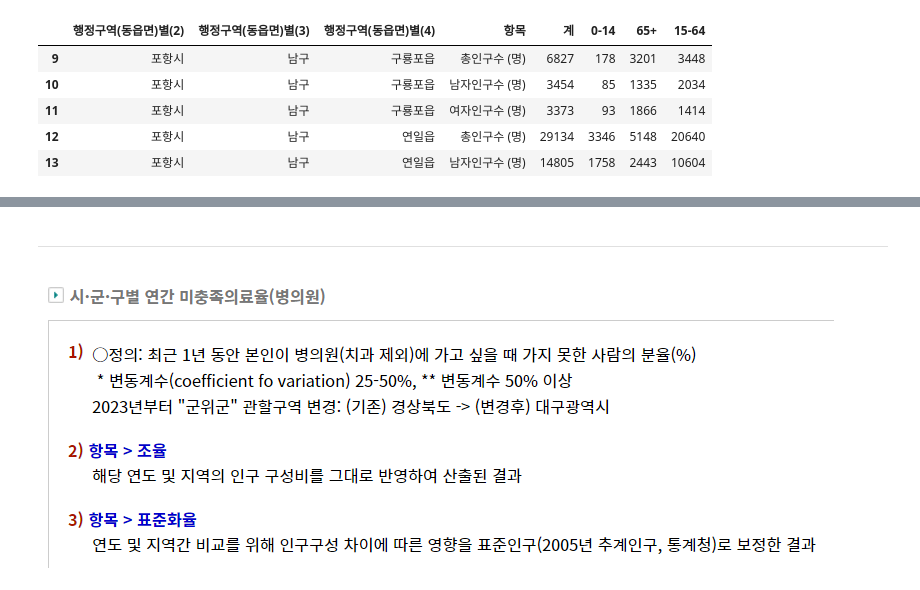
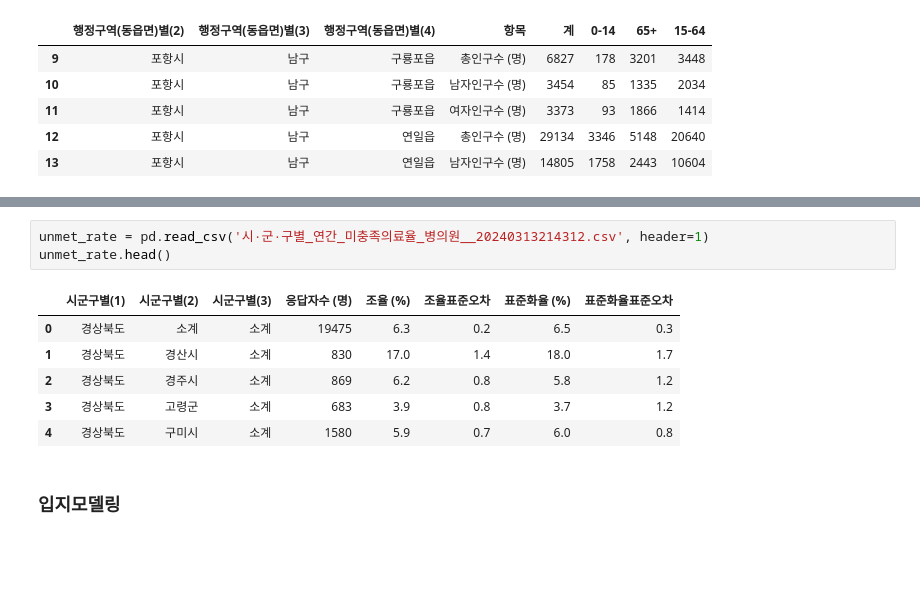
Before and after one commit to crpAsian/works, a Jupyter notebook: gb_cals.ipynb, the cells around one changed output, grey strips where cells are left out. Drawn from its saved outputs; the diff is of its cells as text; blank space fills up the shorter version.

```diff
--- a/gb_cals.ipynb
+++ b/gb_cals.ipynb
@@ -55,4 +144,12 @@ gb_3pop.head()
+# %%
+unmet_rate = pd.read_csv('시·군·구별_연간_미충족의료율_병의원__20240313214312.csv', header=1)
+unmet_rate.head()
+# %% [output]
+|  | 시군구별(1) | 시군구별(2) | 시군구별(3) | 응답자수 (명) | 조율 (%) | 조율표준오차 | 표준화율 (%) | 표준화율표준오차 |
+| 0 | 경상북도 | 소계 | 소계 | 19475 | 6.3 | 0.2 | 6.5 | 0.3 |
+| 1 | 경상북도 | 경산시 | 소계 | 830 | 17.0 | 1.4 | 18.0 | 1.7 |
+| 2 | 경상북도 | 경주시 | 소계 | 869 | 6.2 | 0.8 | 5.8 | 1.2 |
+| 3 | 경상북도 | 고령군 | 소계 | 683 | 3.9 | 0.8 | 3.7 | 1.2 |
+| 4 | 경상북도 | 구미시 | 소계 | 1580 | 5.9 | 0.7 | 6.0 | 0.8 |
 # %% [markdown]
----
+### **입지모델링**
-# %% [markdown]
-![image.png](attachment:image.png)
```
Also changed, not shown: parts of 19 cells of this notebook.
